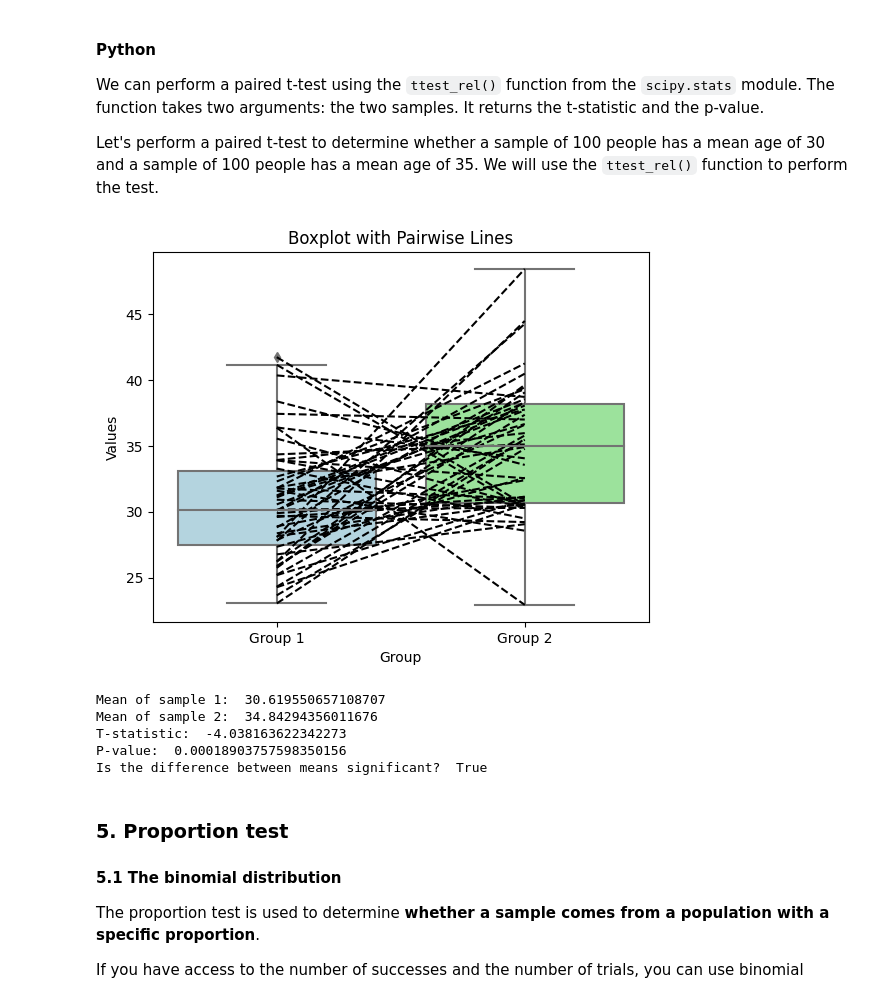
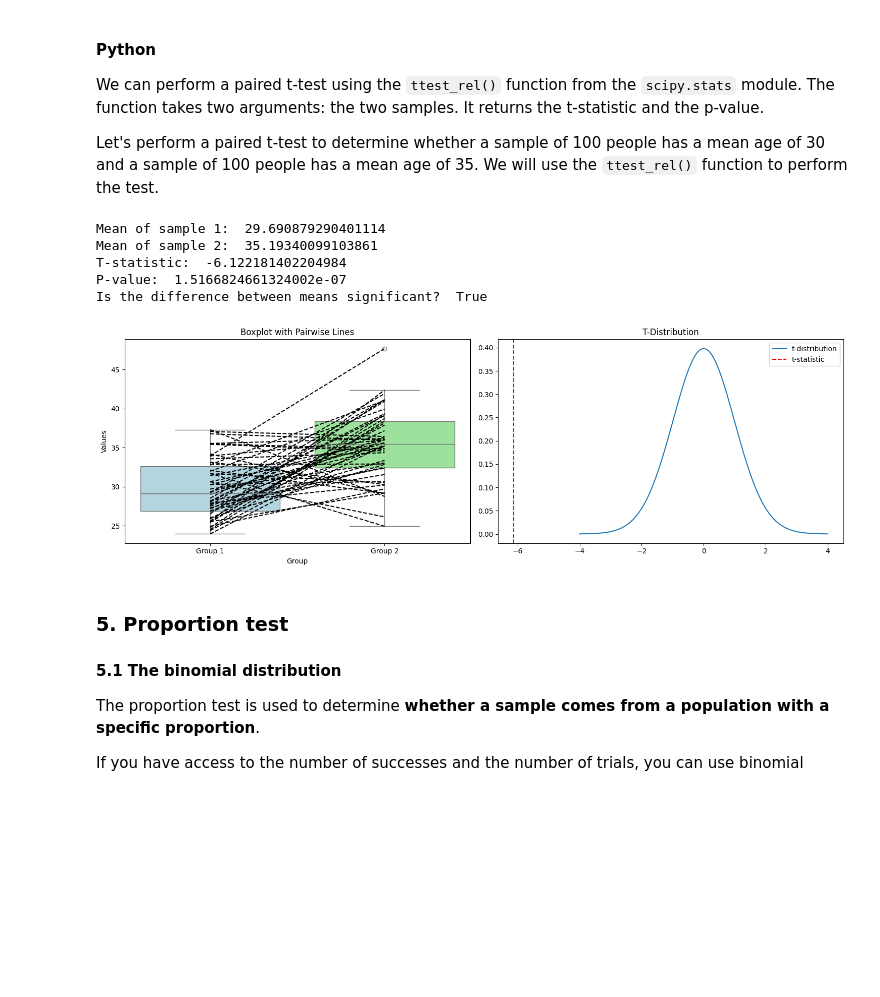
Before and after one commit to SantosJGND/SI_NOTEBOOKS, a Jupyter notebook: classes/week2/hypothesis_testing/Hypothesis_Testing_Exercises_1.1.ipynb, the cells around one changed output. Saved outputs shown, nothing was run; the diff lists cells and outputs as text; code cells hidden in the pictures; blank space fills up the shorter version.

```diff
--- a/classes/week2/hypothesis_testing/Hypothesis_Testing_Exercises_1.1.ipynb
+++ b/classes/week2/hypothesis_testing/Hypothesis_Testing_Exercises_1.1.ipynb
@@ -119,47 +152,60 @@ import seaborn as sns
 import warnings
 warnings.filterwarnings('ignore')
 
 sample1 = np.random.normal(loc=30, scale=4, size=50)
 sample2 = np.random.normal(loc=35, scale=4, size=50)
 
 # plot boxplot of the two samples with points and lines betweeen pairs of points
 # Combine the data into a DataFrame
 data = {'Group': ['Group 1'] * len(sample1) + ['Group 2'] * len(sample2),
         'Values': np.concatenate([sample1, sample2])}
 df = pd.DataFrame(data)
 
+
+fig, axs = plt.subplots(1, 2, figsize=(15,5))
+
 # Create the boxplot using Seaborn
-fig, ax = plt.subplots()
-sns.boxplot(x='Group', y='Values', data=df, ax=ax, notch=False, palette=['lightblue', 'lightgreen'])
+sns.boxplot(x='Group', y='Values', data=df, ax=axs[0], notch=False, palette=['lightblue', 'lightgreen'])
 
 # Add lines between every pair of observations
 for i in range(len(sample1)):
-    ax.plot([0, 1], [sample1[i], sample2[i]], 'k--')
+    axs[0].plot([0, 1], [sample1[i], sample2[i]], 'k--')
 
 # Set y-axis label
-ax.set_ylabel('Values')
+axs[0].set_ylabel('Values')
 
 # Add a title
-ax.set_title('Boxplot with Pairwise Lines')
-
-# Show the plot
-plt.show()
+axs[0].set_title('Boxplot with Pairwise Lines')
 
 result= stats.ttest_rel(sample1, sample2)
 
 print("Mean of sample 1: ", np.mean(sample1))
 print("Mean of sample 2: ", np.mean(sample2))
 print("T-statistic: ", result[0])
 print("P-value: ", result[1])
 
 print("Is the difference between means significant? ", result[1] < alpha)
+
+# Generate t-distribution
+df = len(sample1) + len(sample2) - 2  # degrees of freedom for the t-distribution
+x = np.linspace(-4, 4, 1000)
+y = stats.t.pdf(x, df)
+
+# plot the t-distribution, add a vertical dashed line for our t-statistic
+axs[1].plot(x, y, label='t-distribution')
+axs[1].axvline(result[0], linestyle='dashed', color='red', label='t-statistic')
+axs[1].set_title('T-Distribution')
+axs[1].legend()
+
+plt.tight_layout()
+plt.show()
 # %% [output]
+Mean of sample 1:  29.690879290401114
+Mean of sample 2:  35.19340099103861
+T-statistic:  -6.122181402204984
+P-value:  1.5166824661324002e-07
+Is the difference between means significant?  True
-[figure, old version]
+[figure, new version]
-Mean of sample 1:  30.619550657108707
-Mean of sample 2:  34.84294356011676
-T-statistic:  -4.038163622342273
-P-value:  0.00018903757598350156
-Is the difference between means significant?  True
 # %% [markdown]
 ### 5. Proportion test
 
```
Also changed, not shown: parts of 4 cells of this notebook.
